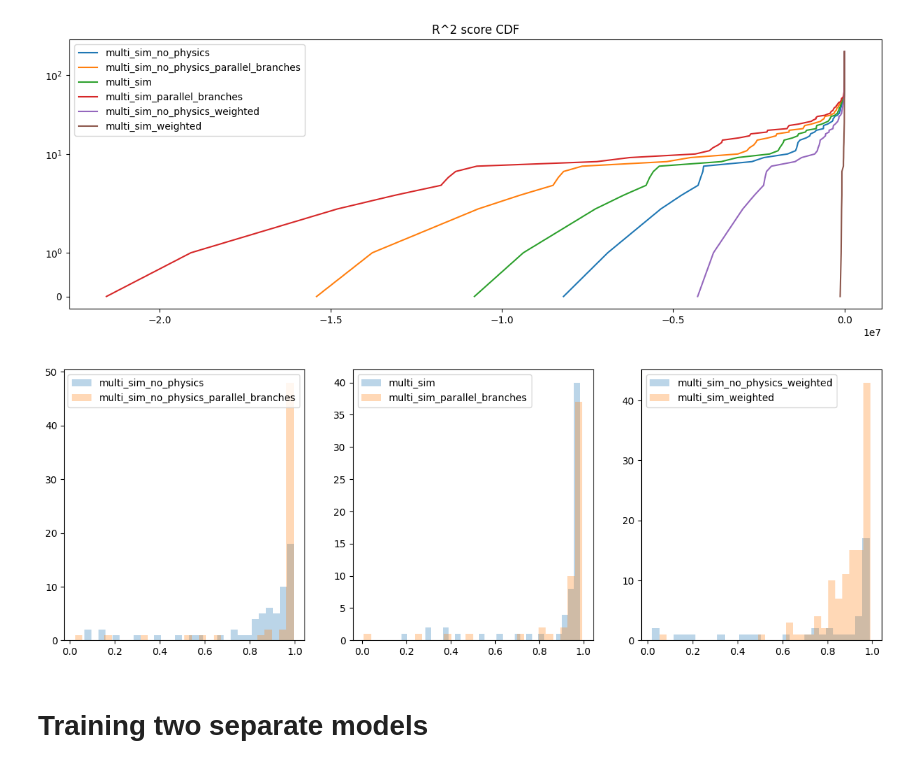
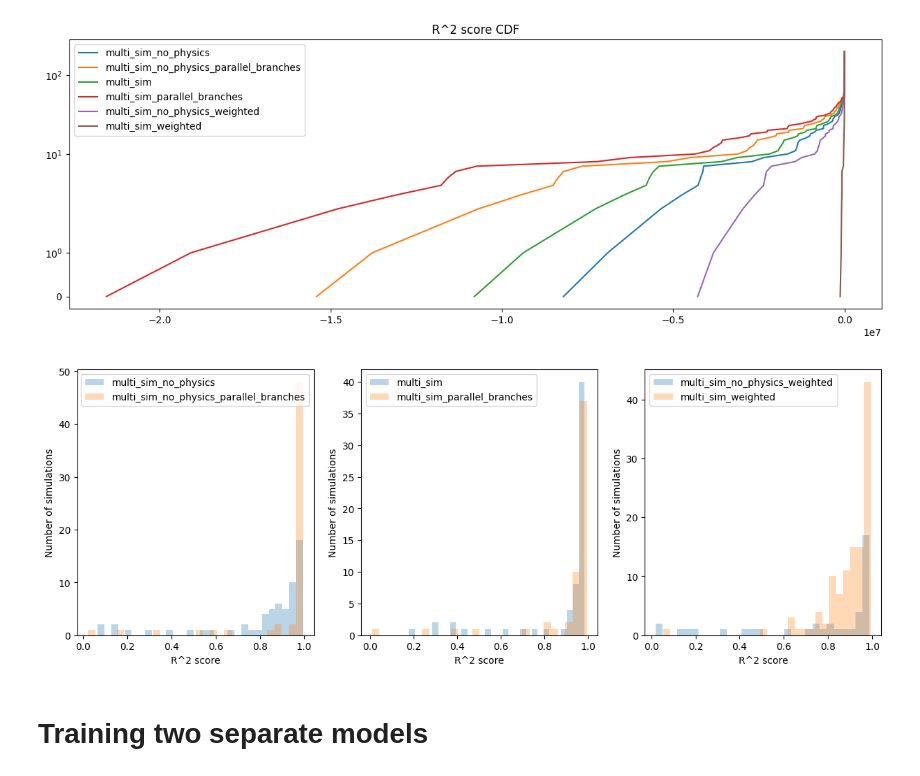
Before and after one commit to CS-433/ml-project-2-lady_bug, a Jupyter notebook: PINN_for_hydrogen_ionization.ipynb, the cells around one changed output. Drawn from its saved outputs; the diff is of its cells as text; code cells hidden in the pictures.

```diff
--- a/PINN_for_hydrogen_ionization.ipynb
+++ b/PINN_for_hydrogen_ionization.ipynb
@@ -22,7 +19,7 @@ def run_eval(x, y, run):
     plt.plot(x, run.model(x).detach().numpy(), label="predicted ionization fraction")
     plt.plot(x, y, label="true ionization fraction")
     plt.xlabel("timestep")
-    plt.ylabel("x_i")
+    plt.ylabel("Ionized hydrogen fraction")
     plt.legend()
 
 def all_run_eval(run):
@@ -31,13 +28,13 @@ def all_run_eval(run):
     ax[0].plot(pred_best.detach().numpy(), label="Prediction")
     ax[0].plot(y_best.detach().numpy(), label="Target")
     ax[0].set_xlabel("Timestep")
-    ax[0].set_ylabel("Reionization rate")
+    ax[0].set_ylabel("Ionized hydrogen fraction")
     ax[0].set_title(f"The most accurate approximation, R2={np.max(r2_scores)}")
     ax[0].legend()
     ax[1].plot(pred_worst.detach().numpy(), label="Prediction")
     ax[1].plot(y_worst.detach().numpy(), label="Target")
     ax[1].set_xlabel("Timestep")
-    ax[1].set_ylabel("Reionization rate")
+    ax[1].set_ylabel("Ionized hydrogen fraction")
     ax[1].set_title(f"The least accurate approximation, R2={np.min(r2_scores)}")
     ax[1].legend()
     plt.show()
@@ -385,25 +384,34 @@ plt.show()
 # %%
 plt.figure(figsize=(15, 5))
 
 plt.subplot(1, 3, 1)
 plt.hist(r2_scores_1[r2_scores_1 > 0], bins=30, alpha=0.3, label='multi_sim_no_physics')
 plt.hist(r2_scores_2[r2_scores_2 > 0], bins=30, alpha=0.3, label='multi_sim_no_physics_parallel_branches')
+
+plt.xlabel('R^2 score')
+plt.ylabel('Number of simulations')
 plt.legend()
 
 plt.subplot(1, 3, 2)
 plt.hist(r2_scores_3[r2_scores_3 > 0], bins=30, alpha=0.3, label='multi_sim')
 plt.hist(r2_scores_4[r2_scores_4 > 0], bins=30, alpha=0.3, label='multi_sim_parallel_branches')
+
+plt.xlabel('R^2 score')
+plt.ylabel('Number of simulations')
 plt.legend()
 
 plt.subplot(1, 3, 3)
 plt.hist(r2_scores_5[r2_scores_5 > 0], bins=30, alpha=0.3, label='multi_sim_no_physics_weighted')
 plt.hist(r2_scores_6[r2_scores_6 > 0], bins=30, alpha=0.3, label='multi_sim_weighted')
+
+plt.xlabel('R^2 score')
+plt.ylabel('Number of simulations')
 plt.legend()
 
 
 plt.show()
 # %% [output]
-[figure, old version]
+[figure, new version]
 # %% [markdown]
 # Training two separate models
 # %%
```
Also changed, not shown: parts of 15 cells of this notebook, 25 other files.
